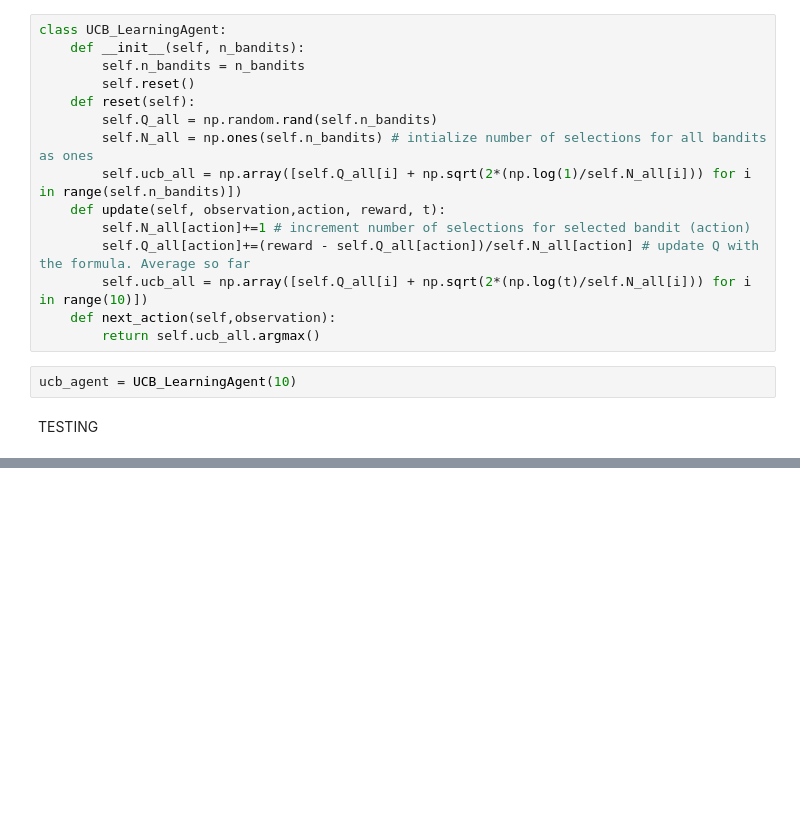
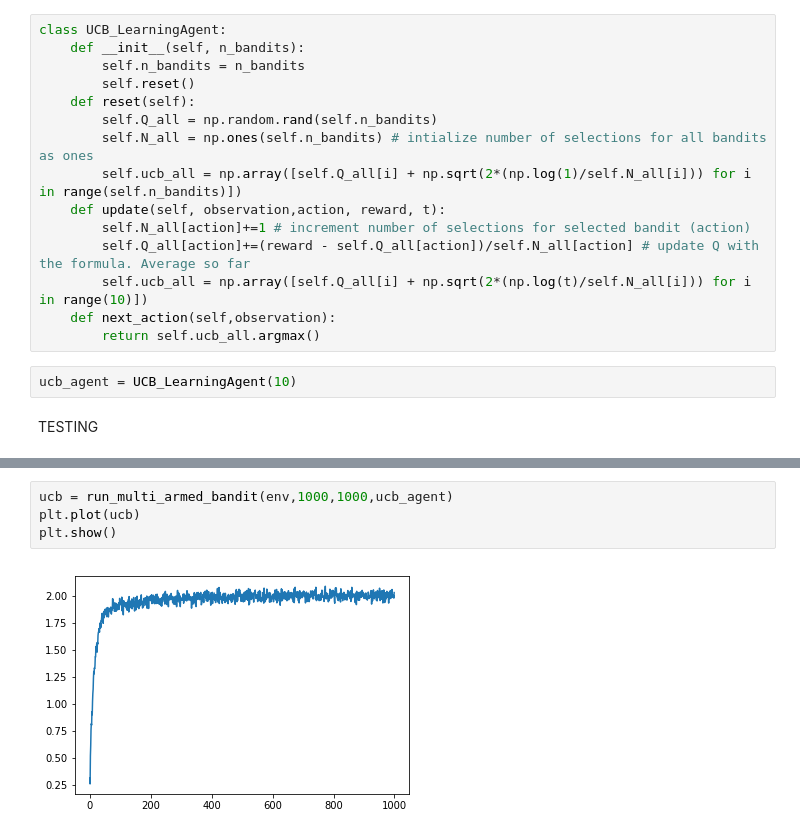
Before and after one commit to sveng1/ReinforcementLearning, a Jupyter notebook: MultiArmedBandit/Agents.ipynb, the cells around one changed output, grey strips where cells are left out. Drawn from its saved outputs; the diff is of its cells as text; blank space fills up the shorter version.

```diff
--- a/MultiArmedBandit/Agents.ipynb
+++ b/MultiArmedBandit/Agents.ipynb
@@ -109 +165,7 @@ greedy = run_multi_armed_bandit(env,100,1000,greedy_agent)
+# %%
+ucb = run_multi_armed_bandit(env,1000,1000,ucb_agent)
+plt.plot(ucb)
+plt.show()
+# %% [output]
+[figure, added]
 # %%
```
Also changed, not shown: parts of 11 cells of this notebook.
